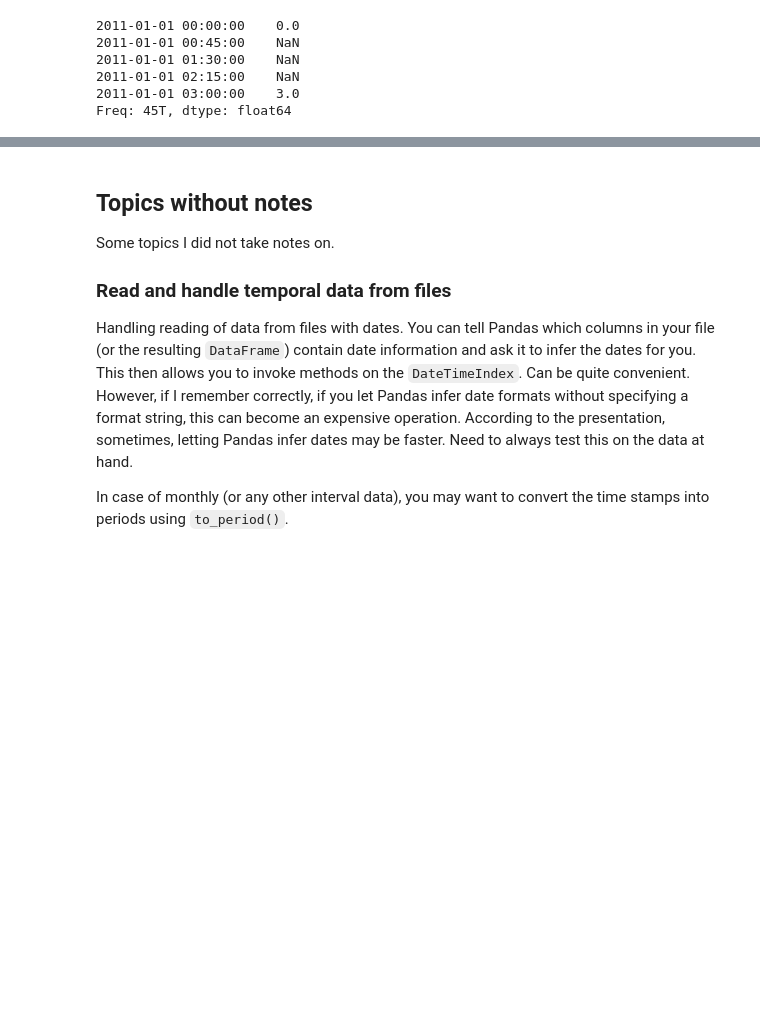
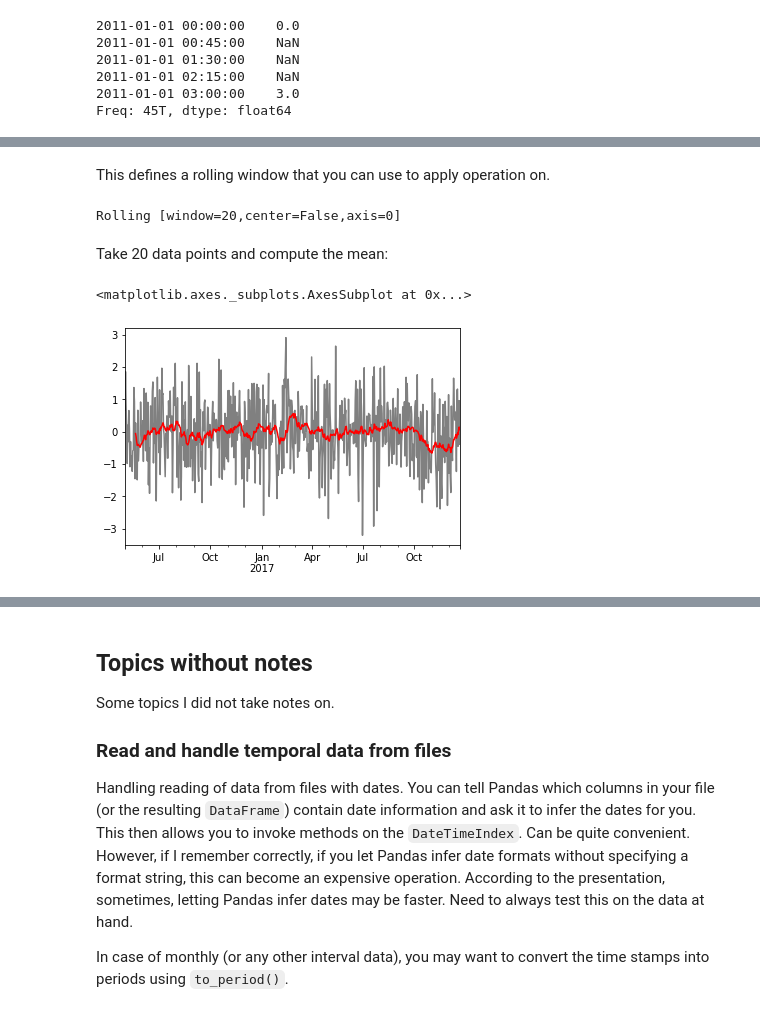
Before and after one commit to drbwa/timeserieseda, a Jupyter notebook: pycon2017/pycon2017-1.ipynb, the cells around one changed output, grey strips where cells are left out. Saved outputs shown, nothing was run; the diff lists cells and outputs as text; code cells hidden in the pictures; blank space fills up the shorter version.

```diff
--- a/pycon2017/pycon2017-1.ipynb
+++ b/pycon2017/pycon2017-1.ipynb
@@ -341,0 +456,2 @@ Freq: 45T, dtype: float64
+# %%
+df = pd.DataFrame(np.random.randn(600, 3), index=pd.date_range("2016-05-01", freq="D", periods=600))
@@ -341,0 +467,15 @@ Freq: 45T, dtype: float64
+# %% [markdown]
+This defines a rolling window that you can use to apply operation on.
+# %%
+r = df.rolling(window=20)
+r
+# %% [output]
+Rolling [window=20,center=False,axis=0]
+# %% [markdown]
+Take 20 data points and compute the mean:
+# %%
+df[0].plot(color="gray")
+r.mean()[0].plot(color="red")
+# %% [output]
+<matplotlib.axes._subplots.AxesSubplot at 0x...>
+[figure, added]
```
Also changed, not shown: parts of 33 cells of this notebook.
